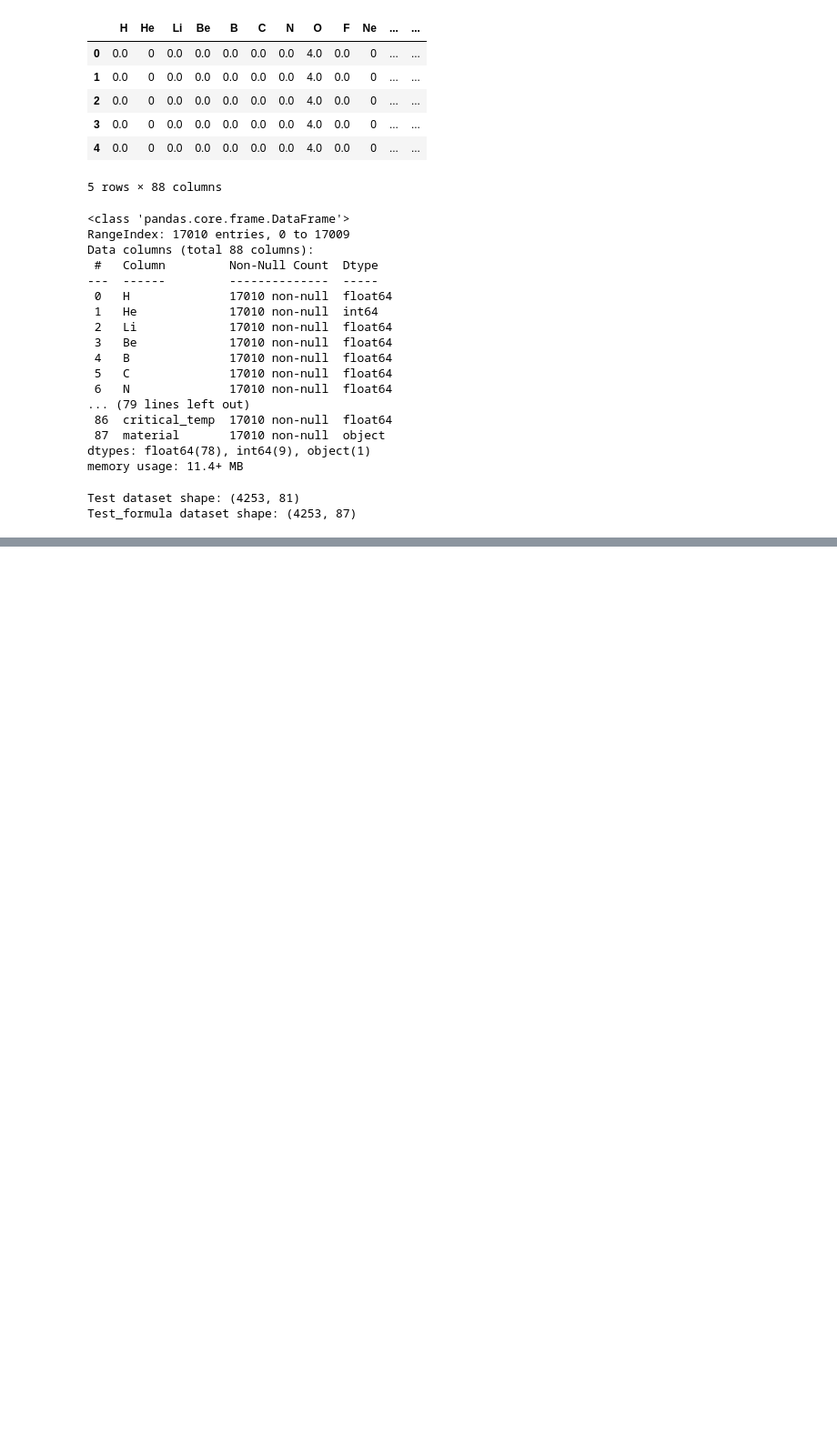
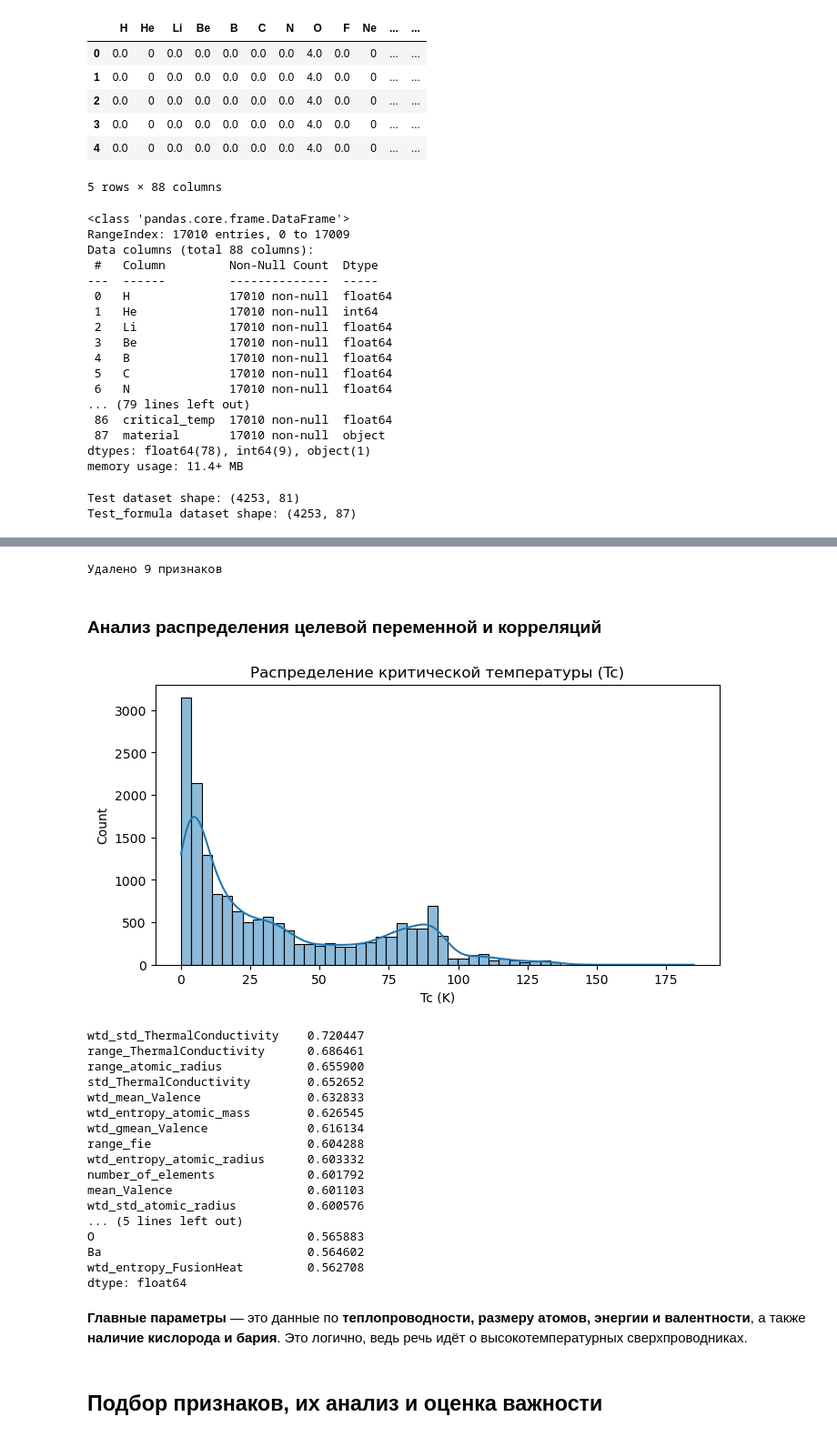
Before and after one commit to darthKwisatzHaderach/mephi-supervised-learning, a Jupyter notebook: homework 4/critical_temperature.ipynb, the cells around one changed output, grey strips where cells are left out. Shown at 91% size. Saved outputs shown, nothing was run; the diff lists cells and outputs as text; code cells hidden in the pictures; blank space fills up the shorter version.

```diff
--- a/homework 4/critical_temperature.ipynb
+++ b/homework 4/critical_temperature.ipynb
@@ -134,0 +158,9 @@ Test_formula dataset shape: (4253, 87)
+# %%
+X_train = train.drop(columns=['critical_temp'])
+y_train = train['critical_temp']
+# %%
+formula_train_clean = formula_train.drop(columns=['critical_temp', 'material'])
+formula_test_clean = formula_test.drop(columns=['material'])
+# %%
+X_train_full = pd.concat([X_train, formula_train_clean], axis=1)
+X_test_full = pd.concat([test, formula_test_clean], axis=1)
@@ -134,0 +175,52 @@ Test_formula dataset shape: (4253, 87)
+# %%
+# Порог: признак меняется хотя бы в 10 объектах из 17010 → var > (10/17010)*(1 - 10/17010)
+threshold = (10 / len(X_train_full)) * (1 - 10 / len(X_train_full))
+sel = VarianceThreshold(threshold=threshold)
+sel.fit(X_train_full)
+
+# Список оставшихся колонок
+cols_to_keep = X_train_full.columns[sel.get_support()]
+print(f"Удалено {X_train_full.shape[1] - len(cols_to_keep)} признаков")
+
+# Применим фильтр
+X_train_full = X_train_full[cols_to_keep].copy()
+X_test_full = X_test_full[cols_to_keep].copy()
+# %% [output]
+Удалено 9 признаков
+# %% [markdown]
+### Анализ распределения целевой переменной и корреляций
+# %%
+# Распределение Tc
+plt.figure(figsize=(8, 4))
+sns.histplot(y_train, kde=True, bins=50)
+plt.title('Распределение критической температуры (Tc)')
+plt.xlabel('Tc (K)')
+plt.show()
+
+# Топ-20 признаков по корреляции с Tc
+corr = X_train_full.corrwith(y_train).abs().sort_values(ascending=False)
+top20 = corr.head(20)
+print(top20)
+# %% [output]
+[figure, added]
+wtd_std_ThermalConductivity    0.720447
+range_ThermalConductivity      0.686461
+range_atomic_radius            0.655900
+std_ThermalConductivity        0.652652
+wtd_mean_Valence               0.632833
+wtd_entropy_atomic_mass        0.626545
+wtd_gmean_Valence              0.616134
+range_fie                      0.604288
+wtd_entropy_atomic_radius      0.603332
+number_of_elements             0.601792
+mean_Valence                   0.601103
+wtd_std_atomic_radius          0.600576
+... (5 lines left out)
+O                              0.565883
+Ba                             0.564602
+wtd_entropy_FusionHeat         0.562708
+dtype: float64
+# %% [markdown]
+**Главные параметры** — это данные по **теплопроводности, размеру атомов, энергии и валентности**, а также **наличие кислорода и бария**. Это логично, ведь речь идёт о высокотемпературных сверхпроводниках.
+# %% [markdown]
+## Подбор признаков, их анализ и оценка важности
```
Also changed, not shown: parts of 18 cells of this notebook, 10 other files.
